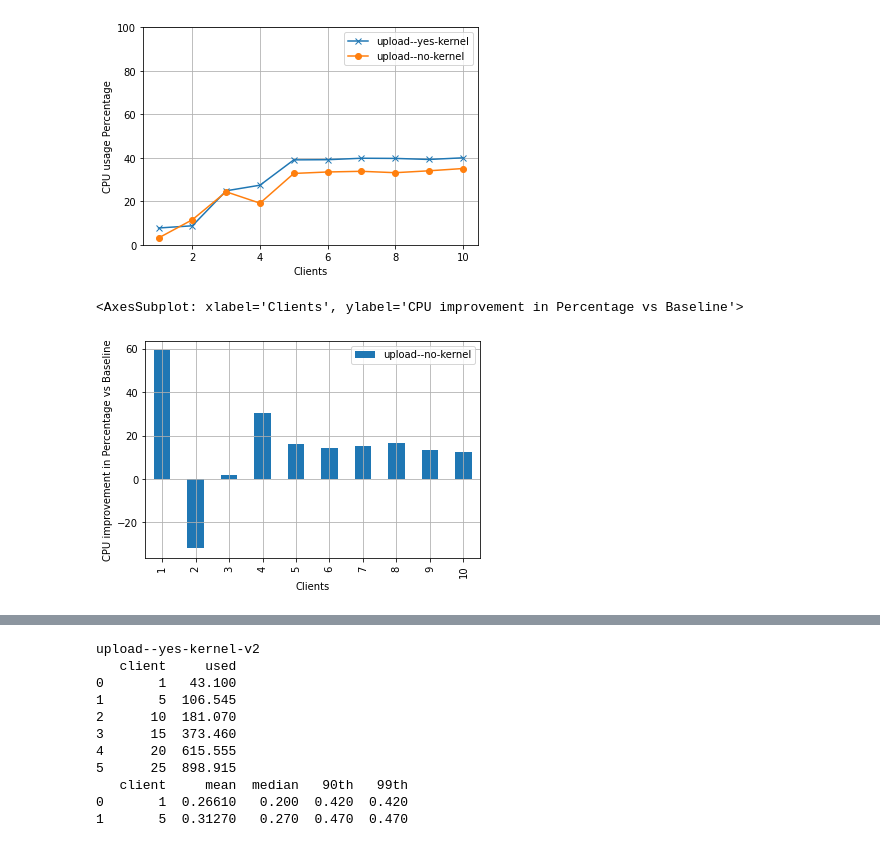
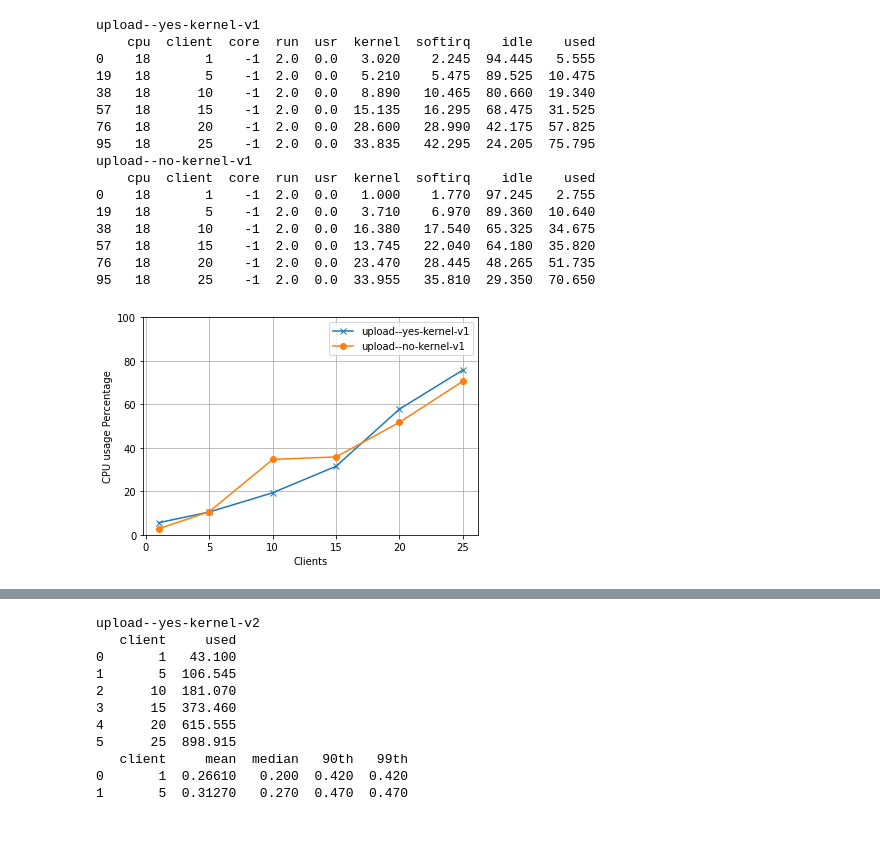
Before and after one commit to cesar237/wireguard-results-analysis, a Jupyter notebook: notebooks/Analysis cryptonce-kernel.ipynb, the cells around one changed output, grey strips where cells are left out. Cells and saved outputs as stored; diff of their text form; code cells hidden in the pictures.

```diff
--- a/notebooks/Analysis cryptonce-kernel.ipynb
+++ b/notebooks/Analysis cryptonce-kernel.ipynb
@@ -270,0 +272,11 @@ list(enumerate(res_dirs))
+# %%
+res_dir = res_dirs[0]
+ms = ['x', 'o', 's']
+df = import_latency(res_dir[0])
+ax = df.plot(x='client', y='99th', ylim=None, grid=True, marker=ms[0],
+            ylabel="Tail Latency (99th)", xlabel="Clients", label=res_dir[1])
+for k, res in enumerate(res_dirs[1:]):
+    df = import_latency(res[0])
+    df.plot(ax=ax, x='client', y='99th', ylim=None, grid=True, marker=ms[k+1],
+            ylabel="Tail Latency (99th)", xlabel="Clients", label=res[1])
+plt.show()
@@ -271,43 +285,35 @@ list(enumerate(res_dirs))
 # %%
 res_dir = res_dirs[0]
 ms = ['x', 'o', 's']
 df = import_cpu(res_dir[0])[0]
-ax = df.plot(x='client', y='used', ylim=[0, 100], grid=True, marker=ms[0],
+ax = df.plot(x='client', y='used', ylim=[0, 100], grid=True,
+                 marker=ms[0],
             ylabel="CPU usage Percentage", xlabel="Clients", label=res_dir[1])
+print(res_dir[1])
+print(df)
 for k, res in enumerate(res_dirs[1:]):
     df = import_cpu(res[0])[0]
-    df.plot(ax=ax, x='client', y='used', ylim=[0, 100], grid=True, marker=ms[k+1],
+    df.plot(ax=ax, x='client', y='used', ylim=[0, 100], grid=True,
+                marker=ms[k+1],
             ylabel="CPU usage Percentage", xlabel="Clients", label=res[1])
+    print(res[1])
+    print(df)
 plt.show()
 # %% [output]
+upload--yes-kernel-v1
+    cpu  client  core  run  usr  kernel  softirq    idle    used
+0    18       1    -1  2.0  0.0   3.020    2.245  94.445   5.555
+19   18       5    -1  2.0  0.0   5.210    5.475  89.525  10.475
+38   18      10    -1  2.0  0.0   8.890   10.465  80.660  19.340
+57   18      15    -1  2.0  0.0  15.135   16.295  68.475  31.525
+76   18      20    -1  2.0  0.0  28.600   28.990  42.175  57.825
+95   18      25    -1  2.0  0.0  33.835   42.295  24.205  75.795
+upload--no-kernel-v1
+    cpu  client  core  run  usr  kernel  softirq    idle    used
+0    18       1    -1  2.0  0.0   1.000    1.770  97.245   2.755
+19   18       5    -1  2.0  0.0   3.710    6.970  89.360  10.640
+38   18      10    -1  2.0  0.0  16.380   17.540  65.325  34.675
+57   18      15    -1  2.0  0.0  13.745   22.040  64.180  35.820
+76   18      20    -1  2.0  0.0  23.470   28.445  48.265  51.735
+95   18      25    -1  2.0  0.0  33.955   35.810  29.350  70.650
-[figure, old version]
+[figure, new version]
-# %%
-res_dir = res_dirs[0]
-ms = ['x', 'o', 's']
-df_base = import_cpu(res_dir[0])[0].set_index('client')
-other = res_dirs[1]
-df_other = import_cpu(other[0])[0].set_index('client')
-diff = (- df_other + df_base) * 100 / df_base
-
-clients = list(diff.index)
-data_ = list(diff.used)
-data = {
-    'clients': clients,
-    other[1]: data_
-}
-
-if len(res_dirs) >= 3:
-    for k, res in enumerate(res_dirs[2:]):
-        other = res
-        df_other = import_cpu(other[0])[0].set_index('client')
-        diff = (- df_other + df_base) * 100 / df_base
-        data[res[1]] = list(diff.used)
-
-out = pd.DataFrame(data)
-names = [res[1] for res in res_dirs[1:]]
-out.plot.bar(
-    x='clients', y=names, grid=True,
-    xlabel="Clients", ylabel="CPU improvement in Percentage vs Baseline")
-# %% [output]
-<AxesSubplot: xlabel='Clients', ylabel='CPU improvement in Percentage vs Baseline'>
-[figure, removed]
```
Also changed, not shown: parts of 12 cells of this notebook, 3 other files.
